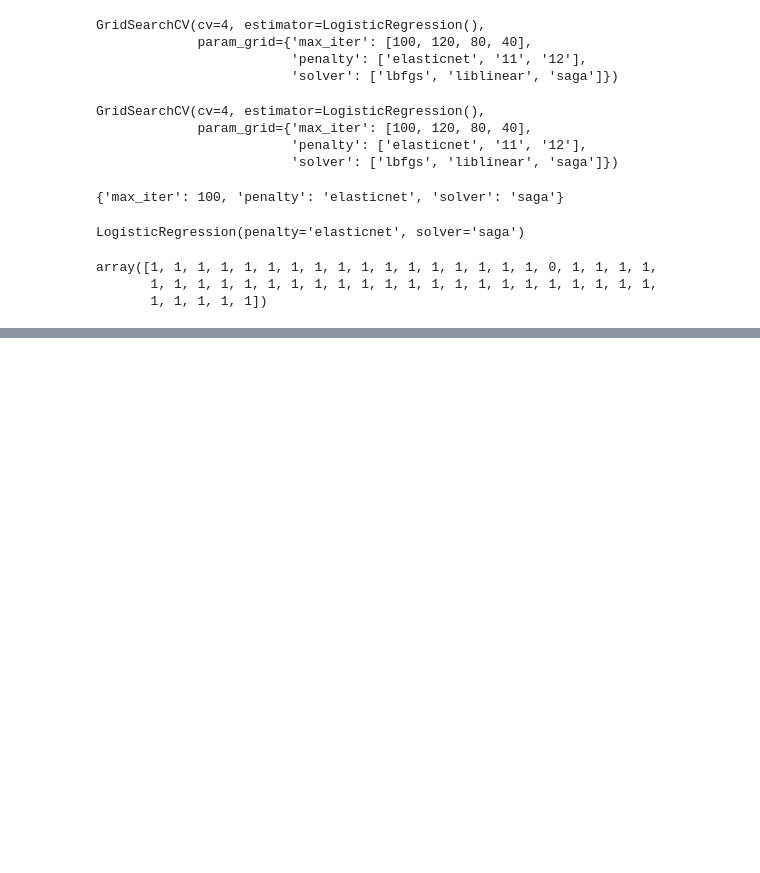
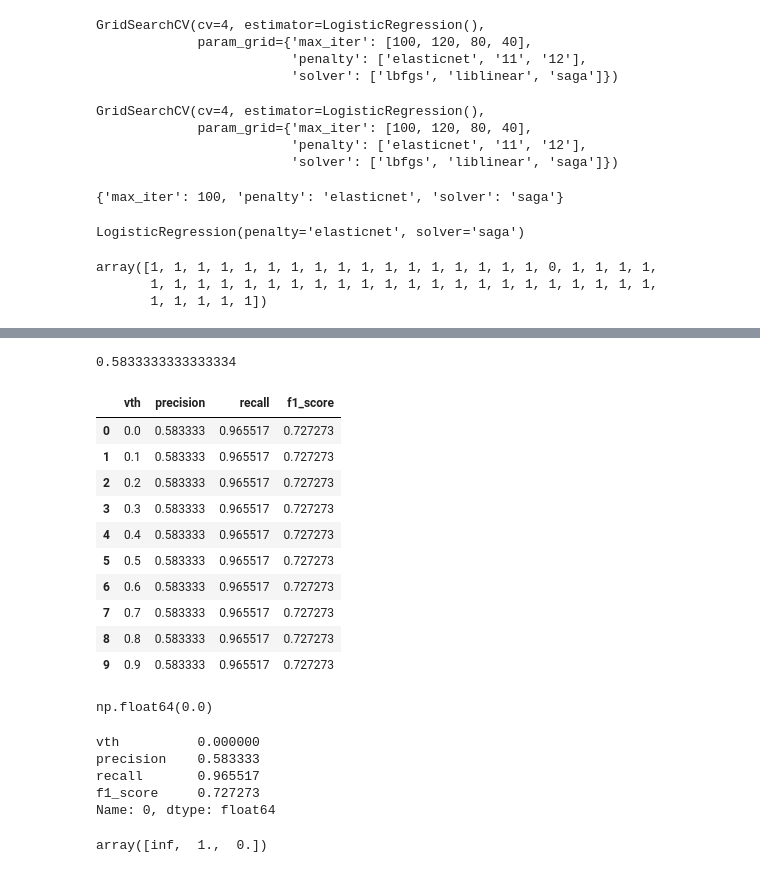
Before and after one commit to jayeshdangi/Jayesh-Dangi, a Jupyter notebook: Machine Learning/ml_class10.ipynb, the cells around one changed output, grey strips where cells are left out. Drawn from its saved outputs; the diff is of its cells as text; code cells hidden in the pictures; blank space fills up the shorter version.

```diff
--- a/Machine Learning/ml_class10.ipynb
+++ b/Machine Learning/ml_class10.ipynb
@@ -153,0 +173,2 @@ array([1, 1, 1, 1, 1, 1, 1, 1, 1, 1, 1, 1, 1, 1, 1, 1, 1, 0, 1, 1, 1, 1,
+# %%
+threshold=np.arange(0,1,0.1)
@@ -153,0 +177,8 @@ array([1, 1, 1, 1, 1, 1, 1, 1, 1, 1, 1, 1, 1, 1, 1, 1, 1, 0, 1, 1, 1, 1,
+# %%
+result=[]
+for vth in threshold:
+    y_pred=(y_pred>vth).astype(int)
+    precision_score_1=precision_score(y_test,y_pred)
+    recall_score_1=recall_score(y_test,y_pred)
+    f1_score_1=f1_score(y_test,y_pred,zero_division=0)
+    result.append([vth,precision_score_1,recall_score_1,f1_score_1])
@@ -153,0 +207,33 @@ array([1, 1, 1, 1, 1, 1, 1, 1, 1, 1, 1, 1, 1, 1, 1, 1, 1, 0, 1, 1, 1, 1,
+# %%
+recall_score(y_pred,y_test)
+# %% [output]
+0.5833333333333334
+# %%
+df=pd.DataFrame(result,columns=['vth','precision','recall','f1_score'])
+# %%
+df
+# %% [output]
+|  | vth | precision | recall | f1_score |
+| 0 | 0.0 | 0.583333 | 0.965517 | 0.727273 |
+| 1 | 0.1 | 0.583333 | 0.965517 | 0.727273 |
+| 2 | 0.2 | 0.583333 | 0.965517 | 0.727273 |
+| 3 | 0.3 | 0.583333 | 0.965517 | 0.727273 |
+| 4 | 0.4 | 0.583333 | 0.965517 | 0.727273 |
+| 5 | 0.5 | 0.583333 | 0.965517 | 0.727273 |
+| 6 | 0.6 | 0.583333 | 0.965517 | 0.727273 |
+| 7 | 0.7 | 0.583333 | 0.965517 | 0.727273 |
+| 8 | 0.8 | 0.583333 | 0.965517 | 0.727273 |
+| 9 | 0.9 | 0.583333 | 0.965517 | 0.727273 |
+# %%
+row=df.loc[df['f1_score'].idxmax()]
+row['vth']
+# %% [output]
+np.float64(0.0)
+# %%
+df.loc[df['f1_score'].idxmax()]
+# %% [output]
+vth          0.000000
+precision    0.583333
+recall       0.965517
+f1_score     0.727273
+Name: 0, dtype: float64
@@ -153,0 +244,4 @@ array([1, 1, 1, 1, 1, 1, 1, 1, 1, 1, 1, 1, 1, 1, 1, 1, 1, 0, 1, 1, 1, 1,
+# %%
+threshold
+# %% [output]
+array([inf,  1.,  0.])
```
Also changed, not shown: parts of 6 cells of this notebook, 2 other files.
